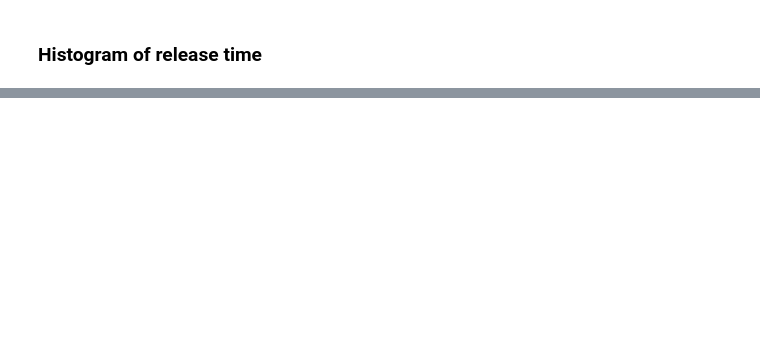
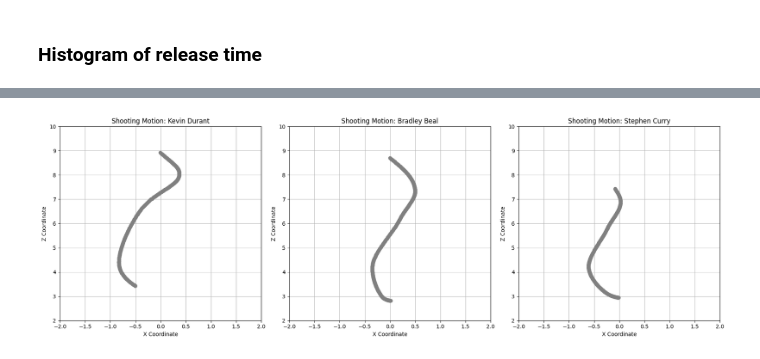
Before and after one commit to domasbel/DataVisualization, a Jupyter notebook: NBA_players_motions/notebook.ipynb, the cells around one changed output, grey strips where cells are left out. Drawn from its saved outputs; the diff is of its cells as text; code cells hidden in the pictures; blank space fills up the shorter version.

```diff
--- a/NBA_players_motions/notebook.ipynb
+++ b/NBA_players_motions/notebook.ipynb
@@ -166,0 +210,20 @@ plt.show()
+# %%
+harden = merged_df[merged_df['FullName'] == 'Kevin Durant']
+x_coordinates = harden['cx']
+y_coordinates = harden['cz']
+
+
+
+plt.figure(figsize=(10, 6))
+plt.plot(x_coordinates, y_coordinates, marker='o', linestyle='', color='g')
+
+# Adding titles and labels
+plt.title('Shooting motion')
+plt.xlim(-2, 2)
+plt.ylim(2, 10)
+
+# Show grid
+plt.grid(True)
+
+# Display the plot
+plt.show()
@@ -166,0 +232,32 @@ plt.show()
+# %%
+players = ['Kevin Durant', 'Bradley Beal', 'Stephen Curry']
+
+# Create a figure
+plt.figure(figsize=(18, 6))  # Adjust the figure size as needed
+
+# Iterate over each player to create a subplot for each
+for i, player in enumerate(players, start=1):
+    # Filter the DataFrame for the current player
+    player_df = merged_df[merged_df['FullName'] == player]
+
+    # Extract the x and y coordinates
+    x_coordinates = player_df['cx']
+    y_coordinates = player_df['cz']
+
+    # Create a subplot for the current player
+    plt.subplot(1, 3, i)  # (1 row, 3 columns, ith subplot)
+    plt.plot(x_coordinates, y_coordinates, marker='o', linestyle='', color='grey')
+
+    # Adding titles and labels
+    plt.title(f'Shooting Motion: {player}')
+    plt.xlabel('X Coordinate')
+    plt.ylabel('Z Coordinate')
+    plt.xlim(-2, 2)
+    plt.ylim(2, 10)
+    plt.grid(True)
+
+# Display the plot
+plt.tight_layout()  # Adjust subplots to fit into the figure area.
+plt.show()
+# %% [output]
+[figure, added]
```
Also changed, not shown: parts of 23 cells of this notebook, 4 other files.
